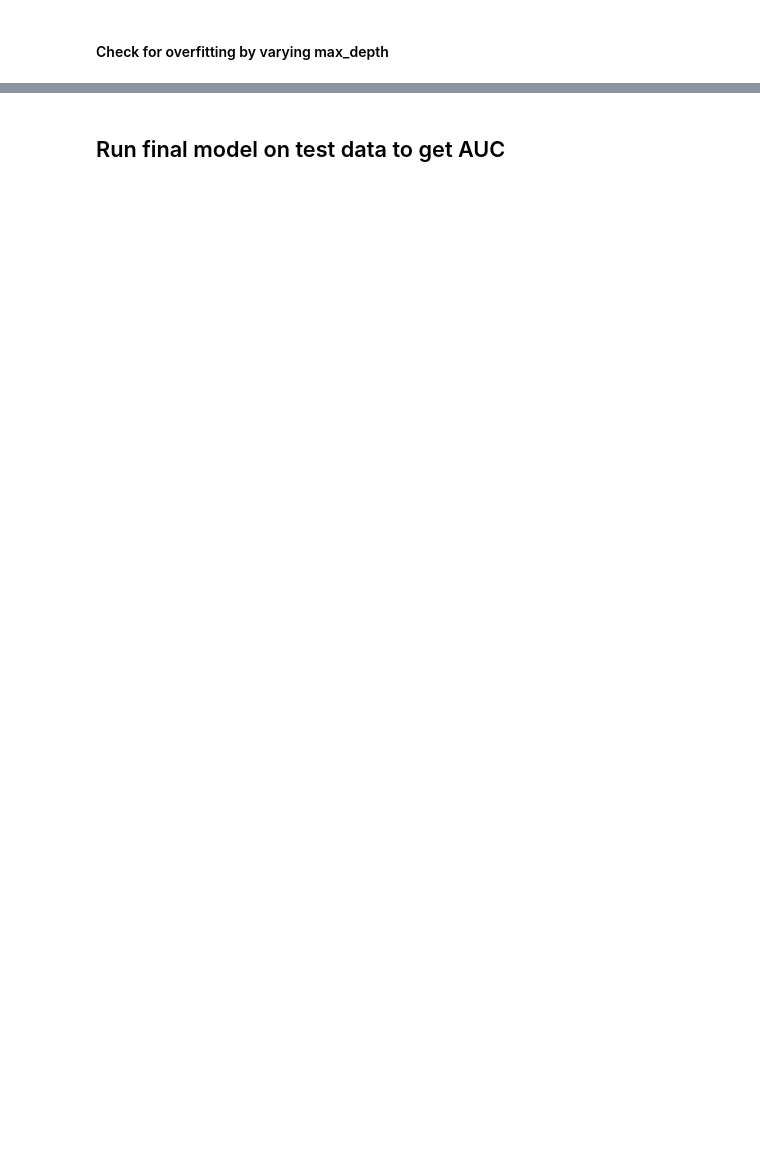
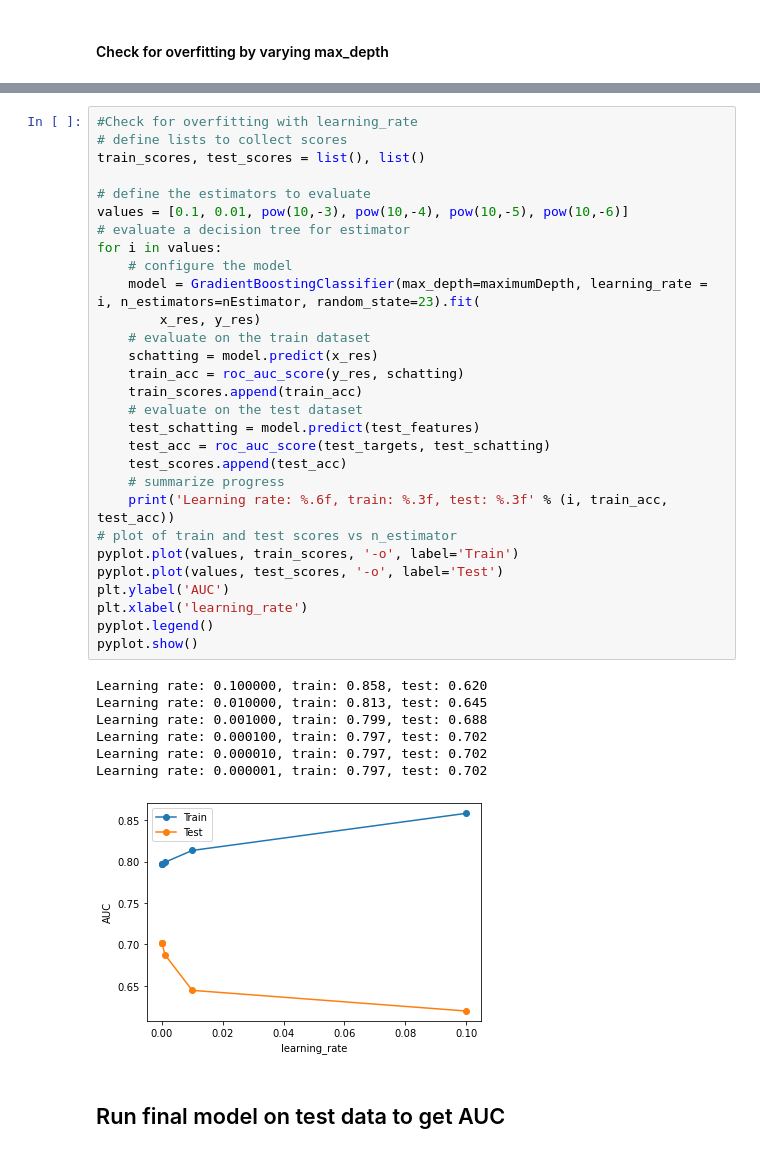
Before and after one commit to aojudo/seminar-marketing, a Jupyter notebook: boosted-trees.ipynb, the cells around one changed output, grey strips where cells are left out. Saved outputs shown, nothing was run; the diff lists cells and outputs as text; blank space fills up the shorter version.

```diff
--- a/boosted-trees.ipynb
+++ b/boosted-trees.ipynb
@@ -192,3 +197,40 @@ tree depth: 8, train: 0.897, test: 0.590
+# %%
+#Check for overfitting with learning_rate
+# define lists to collect scores
+train_scores, test_scores = list(), list()
+
+# define the estimators to evaluate
+values = [0.1, 0.01, pow(10,-3), pow(10,-4), pow(10,-5), pow(10,-6)]
+# evaluate a decision tree for estimator
+for i in values:
+    # configure the model
+    model = GradientBoostingClassifier(max_depth=maximumDepth, learning_rate = i, n_estimators=nEstimator, random_state=23).fit(
+        x_res, y_res)
+    # evaluate on the train dataset
+    schatting = model.predict(x_res)
+    train_acc = roc_auc_score(y_res, schatting)
+    train_scores.append(train_acc)
+    # evaluate on the test dataset
+    test_schatting = model.predict(test_features)
+    test_acc = roc_auc_score(test_targets, test_schatting)
+    test_scores.append(test_acc)
+    # summarize progress
+    print('Learning rate: %.6f, train: %.3f, test: %.3f' % (i, train_acc, test_acc))
+# plot of train and test scores vs n_estimator
+pyplot.plot(values, train_scores, '-o', label='Train')
+pyplot.plot(values, test_scores, '-o', label='Test')
+plt.ylabel('AUC')
+plt.xlabel('learning_rate')
+pyplot.legend()
+pyplot.show()
+# %% [output]
+Learning rate: 0.100000, train: 0.858, test: 0.620
+Learning rate: 0.010000, train: 0.813, test: 0.645
+Learning rate: 0.001000, train: 0.799, test: 0.688
+Learning rate: 0.000100, train: 0.797, test: 0.702
+Learning rate: 0.000010, train: 0.797, test: 0.702
+Learning rate: 0.000001, train: 0.797, test: 0.702
+[figure, added]
 # %% [markdown]
 ## Run final model on test data to get AUC
 # %%
```
Also changed, not shown: parts of 5 cells of this notebook, 1 other file.
